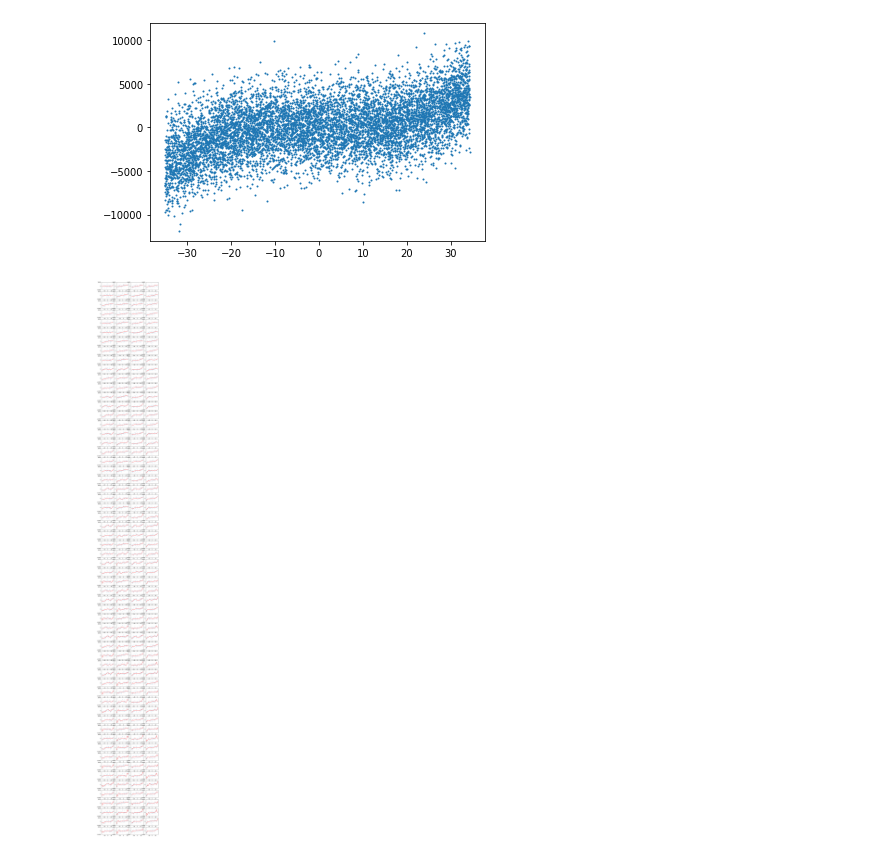
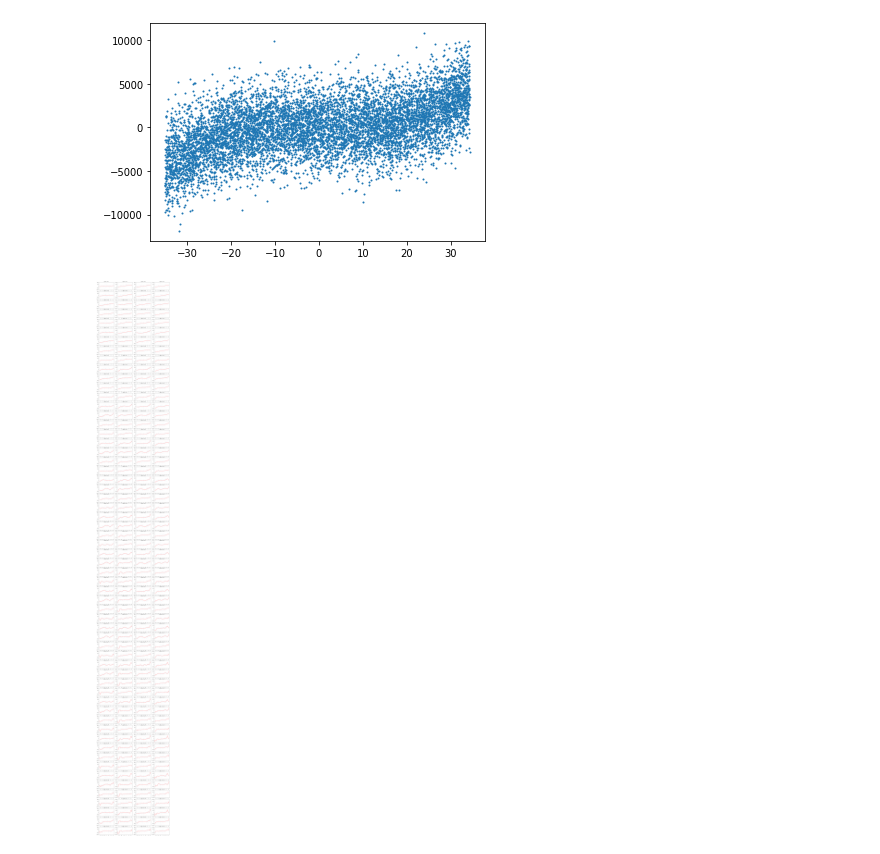
Before and after one commit to ShreyasRevankar/Polynomial-Regression, a Jupyter notebook: 1_assgn1/code.ipynb, the cells around one changed output. Saved outputs shown, nothing was run; the diff lists cells and outputs as text; code cells hidden in the pictures.

Commit message:
Improved Graph Representation

```diff
--- a/1_assgn1/code.ipynb
+++ b/1_assgn1/code.ipynb
@@ -61,14 +60,15 @@ def regression(x, y, degree):
 # %%
 poly_y = []
 for i in range(1, 16):
     poly_y.append(regression(train_sets_X, train_sets_Y, i))
 
-plt.figure(figsize=(10,100))
+plt.figure(figsize=(25,200))
 for i in range(15):
     for j in range(16):
         plt.subplot(60,4,16*i + j+1)
         plt.scatter(train_sets_X[j], train_sets_Y[j], s=1)
         plt.ylim(-10000, 10000)
         plt.plot(train_sets_X[j], poly_y[i][j], color='red')
+        plt.title('degree: ' + str(i+1) + ' set: ' + str(j+1))
 # %% [output]
-[figure, old version]
+[figure, new version]
```
Also changed, not shown: parts of 1 cell of this notebook.
